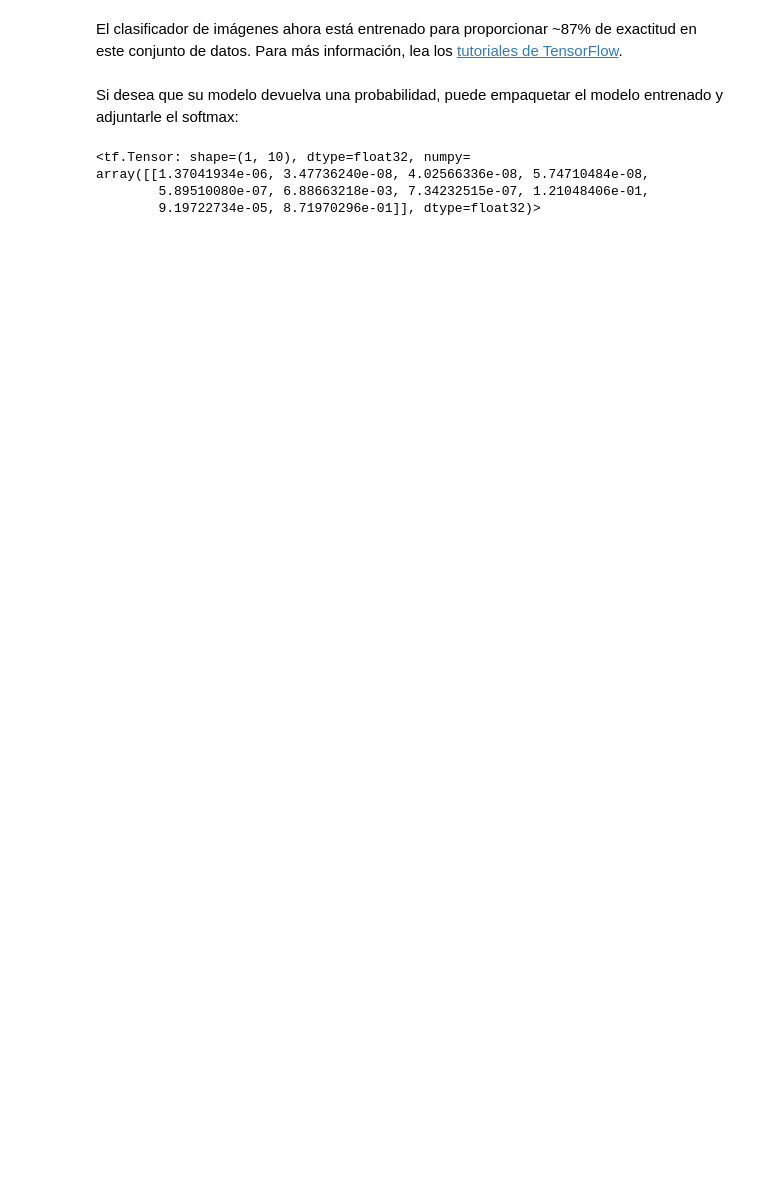
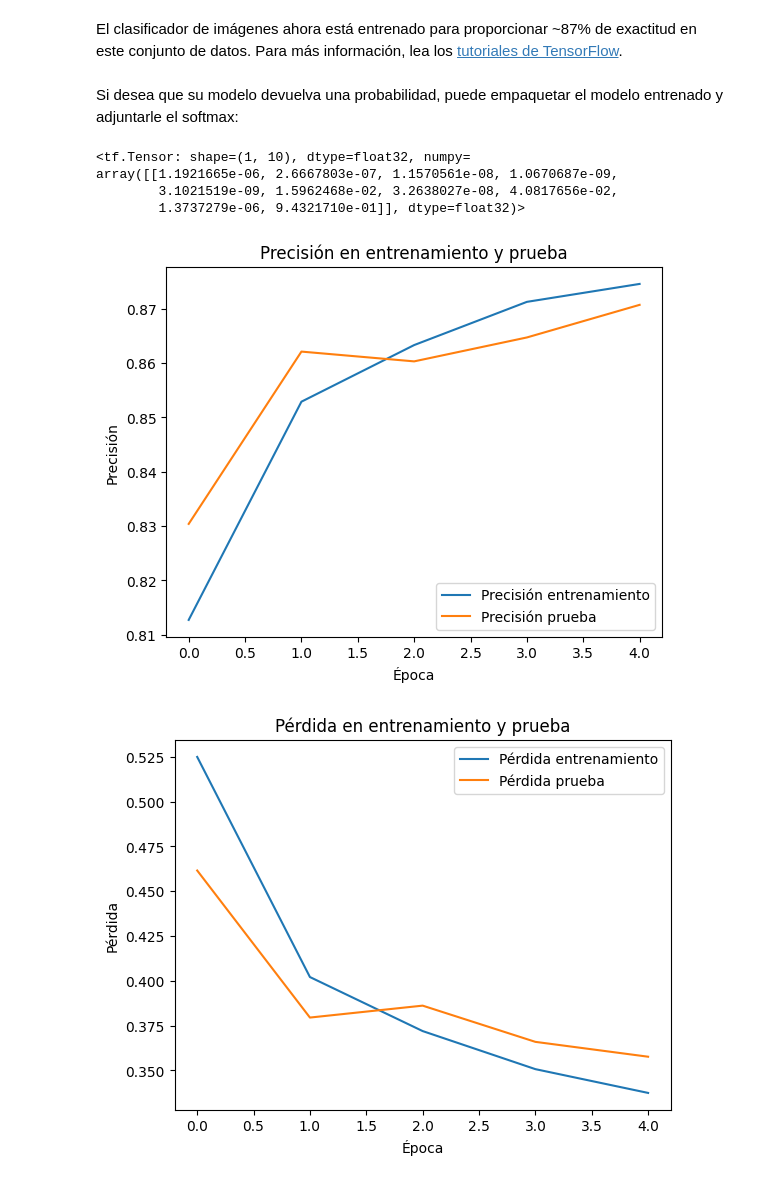
Before and after one commit to NelsonOB/Proyecto_PDI, a Jupyter notebook: PRACTICAS/PRÁCTICA 1/Tensorflow.ipynb, the cells around one changed output. Saved outputs shown, nothing was run; the diff lists cells and outputs as text; code cells hidden in the pictures; blank space fills up the shorter version.

Commit message:
mejora de la precisión y gráfica

```diff
--- a/PRACTICAS/PRÁCTICA 1/Tensorflow.ipynb
+++ b/PRACTICAS/PRÁCTICA 1/Tensorflow.ipynb
@@ -42,11 +42,11 @@ model = tf.keras.models.Sequential([
 
   tf.keras.layers.Flatten(input_shape=(28, 28)),
 
-  tf.keras.layers.Dense(128, activation='relu'),
+  tf.keras.layers.Dense(256, activation='relu'),   #AUMENTAMOS EL NUMERO DE NEURONAS AL DOBLE EN ESTA CAPA DENSA
 
-  tf.keras.layers.Dropout(0.2),
+  tf.keras.layers.Dropout(0.2),   #AUMENTAMOS EN 0.1 EL DROPOUT PARA PREVENIR SOBREAJUSTE
 
-  tf.keras.layers.Dense(10)
+  tf.keras.layers.Dense(20)
 ])
 # %% [markdown]
 [`Sequential`](https://www.tensorflow.org/guide/keras/sequential_model) es útil para apilar capas donde cada una tiene un [tensor](https://www.tensorflow.org/guide/tensor) de entrada y uno de salida. Las capas son funciones con una estructura matemática desconocida que se puede reutilizar y que tiene variables entrenables. La mayoría de los modelos TensorFlow están compuestos por capas. Este modelo usa las capas [`Flatten`](https://www.tensorflow.org/api_docs/python/tf/keras/layers/Flatten), [`Dense`](https://www.tensorflow.org/api_docs/python/tf/keras/layers/Dense) y [`Dropout`](https://www.tensorflow.org/api_docs/python/tf/keras/layers/Dropout).
@@ -103,5 +103,3 @@ model.compile(optimizer=tf.keras.optimizers.Adam(learning_rate=0.001,),
 ## Entrenamiento y evaluación del modelo
 
 Use el método `Model.fit` para ajustar los parámetros del modelo y minimizar la pérdida:
-# %%
-model.fit(x_train, y_train, epochs=5)
@@ -119,0 +106,4 @@ Epoch 5/5
+# %%
+history = model.fit(x_train, y_train, epochs=5, validation_data=(x_test, y_test))
+#AUMENTAMOS LAS ÉPOCAS DE ENTRENAMIENTO DE 5 A 8
+#METEMOS EN ESTA VARIABLE PARA TENER EL HISTORIAL Y PODEMOS GRAFICAR DESPUES LA VARIACION ENTRE LA PRECISION Y LA PRUEBA
@@ -137,6 +138,29 @@ probability_model = tf.keras.Sequential([
 probability_model(x_test[:1])
 # %% [output]
 <tf.Tensor: shape=(1, 10), dtype=float32, numpy=
-array([[1.37041934e-06, 3.47736240e-08, 4.02566336e-08, 5.74710484e-08,
-        5.89510080e-07, 6.88663218e-03, 7.34232515e-07, 1.21048406e-01,
-        9.19722734e-05, 8.71970296e-01]], dtype=float32)>
+array([[1.1921665e-06, 2.6667803e-07, 1.1570561e-08, 1.0670687e-09,
+        3.1021519e-09, 1.5962468e-02, 3.2638027e-08, 4.0817656e-02,
+        1.3737279e-06, 9.4321710e-01]], dtype=float32)>
+# %%
+import matplotlib.pyplot as plt
+
+# Graficar precisión
+plt.plot(history.history['accuracy'], label='Precisión entrenamiento')
+plt.plot(history.history['val_accuracy'], label='Precisión prueba')
+plt.xlabel('Época')
+plt.ylabel('Precisión')
+plt.legend(loc='lower right')
+plt.title('Precisión en entrenamiento y prueba')
+plt.show()
+
+# Graficar pérdida
+plt.plot(history.history['loss'], label='Pérdida entrenamiento')
+plt.plot(history.history['val_loss'], label='Pérdida prueba')
+plt.xlabel('Época')
+plt.ylabel('Pérdida')
+plt.legend(loc='upper right')
+plt.title('Pérdida en entrenamiento y prueba')
+plt.show()
+# %% [output]
+[figure, added]
+[figure, added]
```
Also changed, not shown: parts of 6 cells of this notebook.
